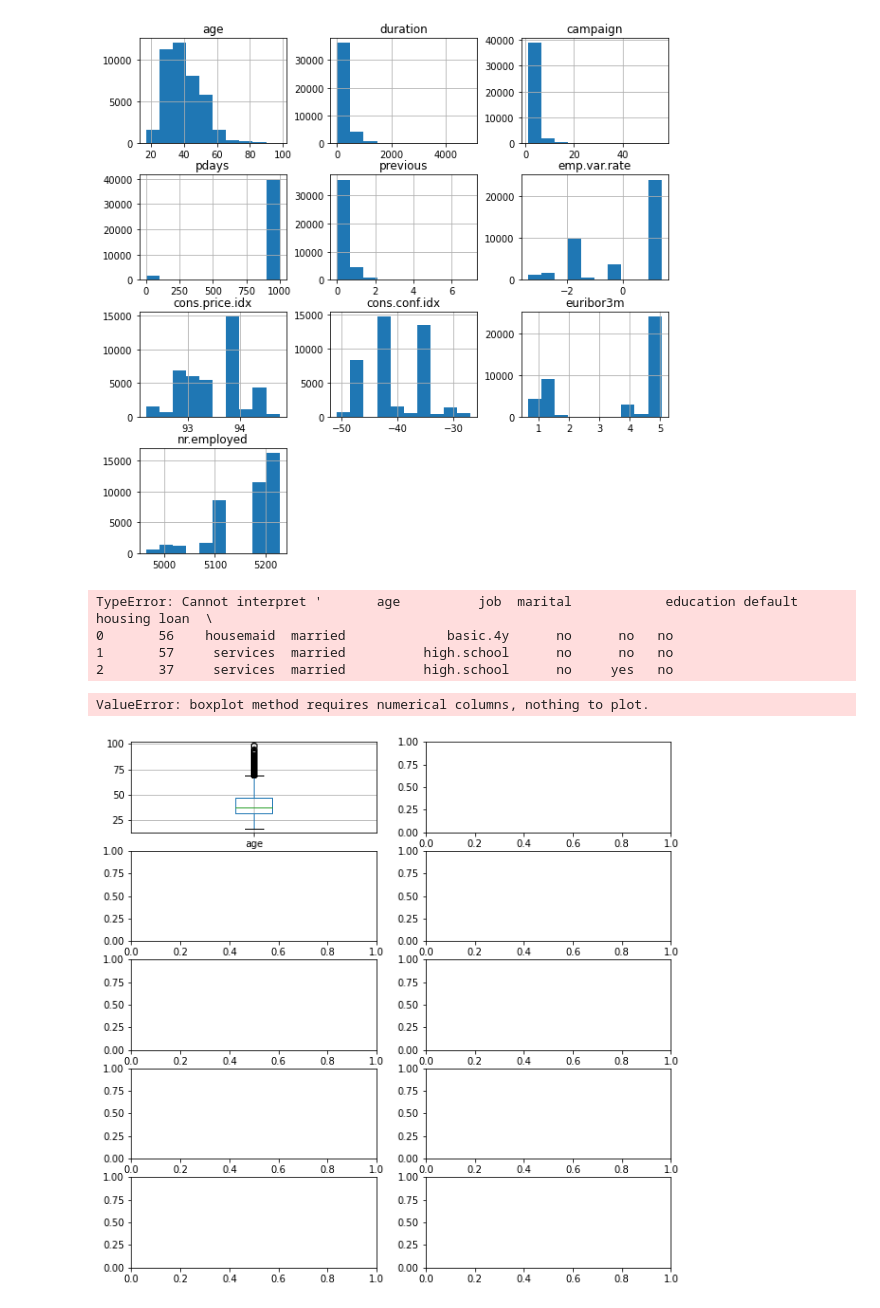
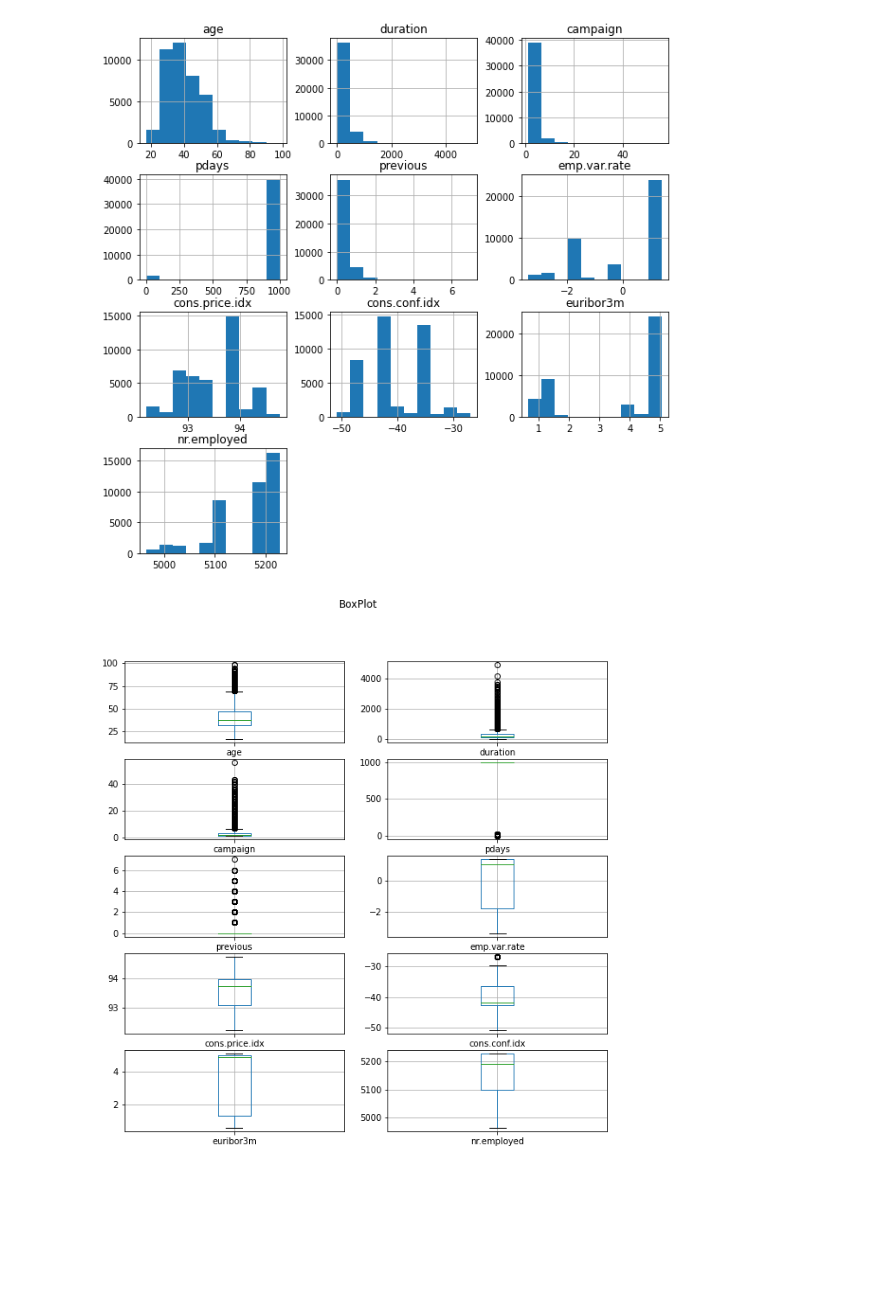
Before and after one commit to RominaGonella/Logistic-Regression-Project-Tutorial, a Jupyter notebook: src/explore.ipynb, the cells around one changed output. Cells and saved outputs as stored; diff of their text form; code cells hidden in the pictures; blank space fills up the shorter version.

```diff
--- a/src/explore.ipynb
+++ b/src/explore.ipynb
@@ -378,21 +393,13 @@ df_bank.hist(figsize=(10, 10))
 plt.show()
 # %% [output]
 [figure]
-# %%
-np.dtype(df_bank)
-# %% [output]
-TypeError: Cannot interpret '       age          job  marital            education default housing loan  \
-0       56    housemaid  married             basic.4y      no      no   no
-1       57     services  married          high.school      no      no   no
-2       37     services  married          high.school      no     yes   no
 # %%
 # boxplot
 fig, ax = plt.subplots(5, 2, figsize=(10, 10))
 axs = ax.flatten()
-for i in range(9):
-    df_bank.iloc[:, i].to_frame().boxplot(ax=axs[i])
+for i in range(len(axs)):
+    df_bank._get_numeric_data().iloc[:, i].to_frame().boxplot(ax=axs[i])
 plt.suptitle("BoxPlot")
 plt.show()
 # %% [output]
-ValueError: boxplot method requires numerical columns, nothing to plot.
-[figure, old version]
+[figure, new version]
```
Also changed, not shown: parts of 21 cells of this notebook.
